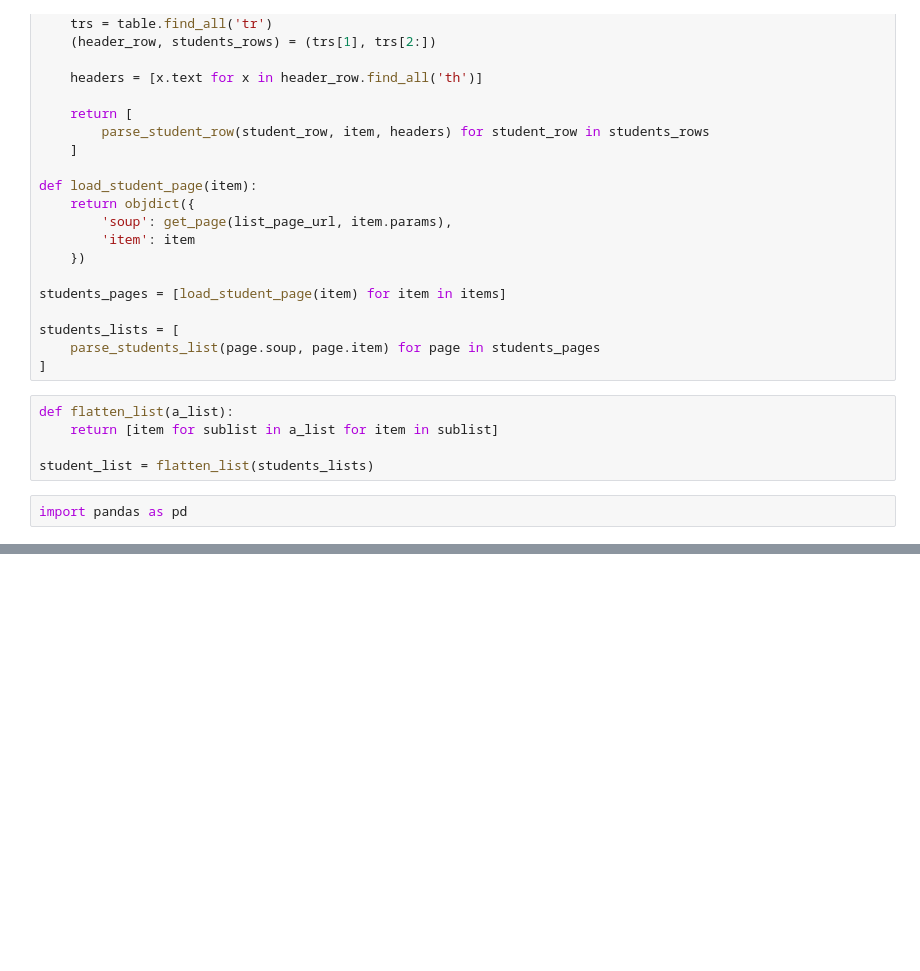
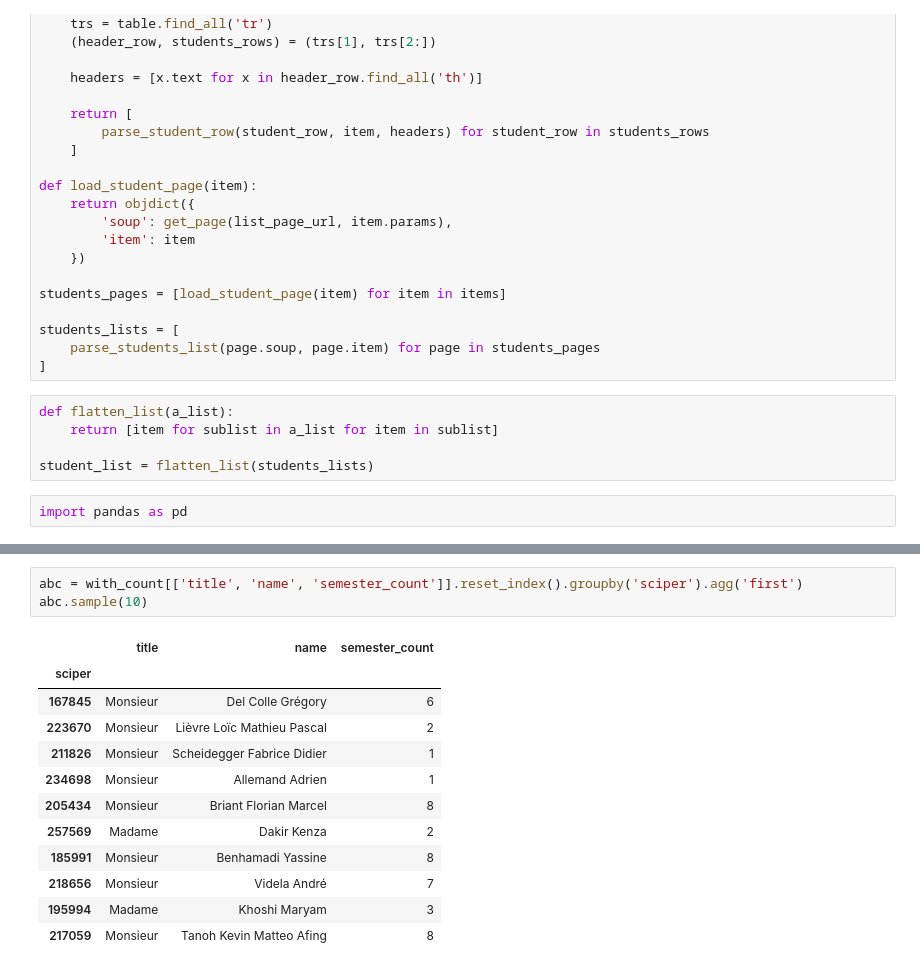
Before and after one commit to romac/ADAHomeworks, a Jupyter notebook: 02 - Data from the Web/Scraper.ipynb, the cells around one changed output, grey strips where cells are left out. Saved outputs shown, nothing was run; the diff lists cells and outputs as text; blank space fills up the shorter version.

```diff
--- a/02 - Data from the Web/Scraper.ipynb
+++ b/02 - Data from the Web/Scraper.ipynb
@@ -369,0 +340,16 @@ d
+# %%
+abc = with_count[['title', 'name', 'semester_count']].reset_index().groupby('sciper').agg('first')
+abc.sample(10)
+# %% [output]
+|  | title | name | semester_count |
+| sciper |  |  |  |
+| 167845 | Monsieur | Del Colle Grégory | 6 |
+| 223670 | Monsieur | Lièvre Loïc Mathieu Pascal | 2 |
+| 211826 | Monsieur | Scheidegger Fabrice Didier | 1 |
+| 234698 | Monsieur | Allemand Adrien | 1 |
+| 205434 | Monsieur | Briant Florian Marcel | 8 |
+| 257569 | Madame | Dakir Kenza | 2 |
+| 185991 | Monsieur | Benhamadi Yassine | 8 |
+| 218656 | Monsieur | Videla André | 7 |
+| 195994 | Madame | Khoshi Maryam | 3 |
+| 217059 | Monsieur | Tanoh Kevin Matteo Afing | 8 |
```
Also changed, not shown: parts of 11 cells of this notebook.
